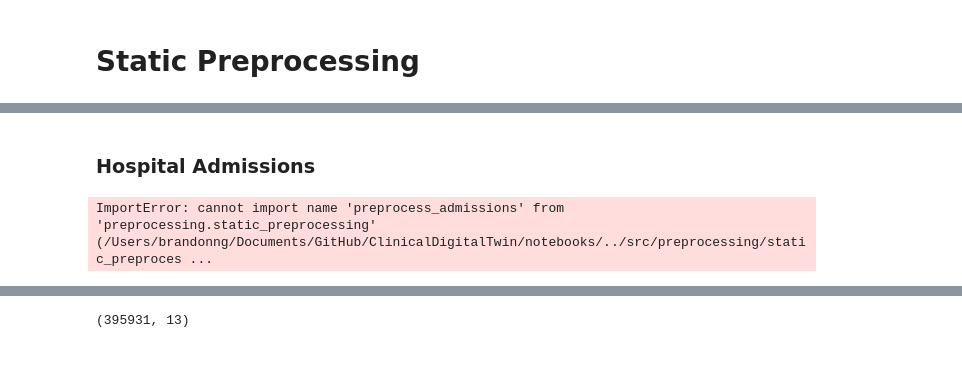
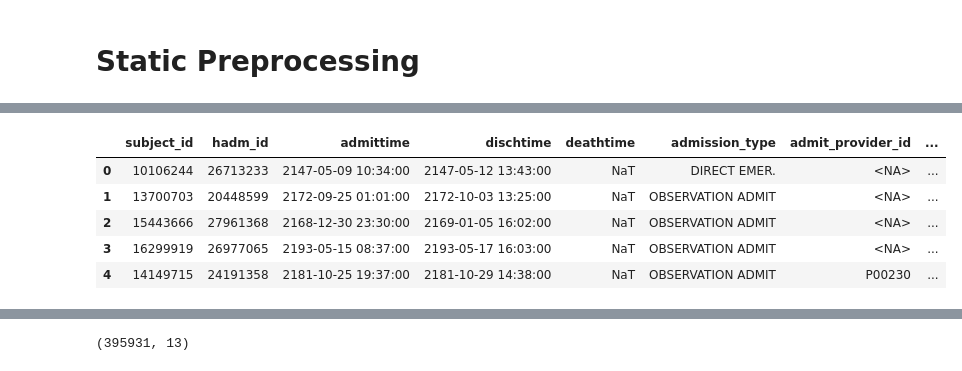
Before and after one commit to brandonng2/ClinicalDigitalTwin, a Jupyter notebook: notebooks/static_preprocessing.ipynb, the cells around one changed output, grey strips where cells are left out. Cells and saved outputs as stored; diff of their text form; code cells hidden in the pictures.

```diff
--- a/notebooks/static_preprocessing.ipynb
+++ b/notebooks/static_preprocessing.ipynb
@@ -90,14 +60,12 @@ df_diagnosis_cleaned.head()
-# %% [markdown]
-### Hospital Admissions
 # %%
 from preprocessing.static_preprocessing import preprocess_admissions
 
-hosp_admissions_filename = config["static_sources"]["admissions"]
-hosp_admissions_path = os.path.join(in_dir, hosp_admissions_filename)
-
-df_hosp_admissions = pd.read_csv(hosp_admissions_path)
-
-df_hosp_admissions_cleaned = preprocess_admissions(df_hosp_admissions)
-df_hosp_admissions_cleaned.head()
+hosp_admissions_df_cleaned = preprocess_admissions(hosp_admissions_df)
+hosp_admissions_df_cleaned.head()
 # %% [output]
-ImportError: cannot import name 'preprocess_admissions' from 'preprocessing.static_preprocessing' (/Users/brandonng/Documents/GitHub/ClinicalDigitalTwin/notebooks/../src/preprocessing/static_preproces ...
+|  | subject_id | hadm_id | admittime | dischtime | deathtime | admission_type | admit_provider_id | ... |
+| 0 | 10106244 | 26713233 | 2147-05-09 10:34:00 | 2147-05-12 13:43:00 | NaT | DIRECT EMER. | <NA> | ... |
+| 1 | 13700703 | 20448599 | 2172-09-25 01:01:00 | 2172-10-03 13:25:00 | NaT | OBSERVATION ADMIT | <NA> | ... |
+| 2 | 15443666 | 27961368 | 2168-12-30 23:30:00 | 2169-01-05 16:02:00 | NaT | OBSERVATION ADMIT | <NA> | ... |
+| 3 | 16299919 | 26977065 | 2193-05-15 08:37:00 | 2193-05-17 16:03:00 | NaT | OBSERVATION ADMIT | <NA> | ... |
+| 4 | 14149715 | 24191358 | 2181-10-25 19:37:00 | 2181-10-29 14:38:00 | NaT | OBSERVATION ADMIT | P00230 | ... |
```
Also changed, not shown: parts of 30 cells of this notebook, 1 other file.
